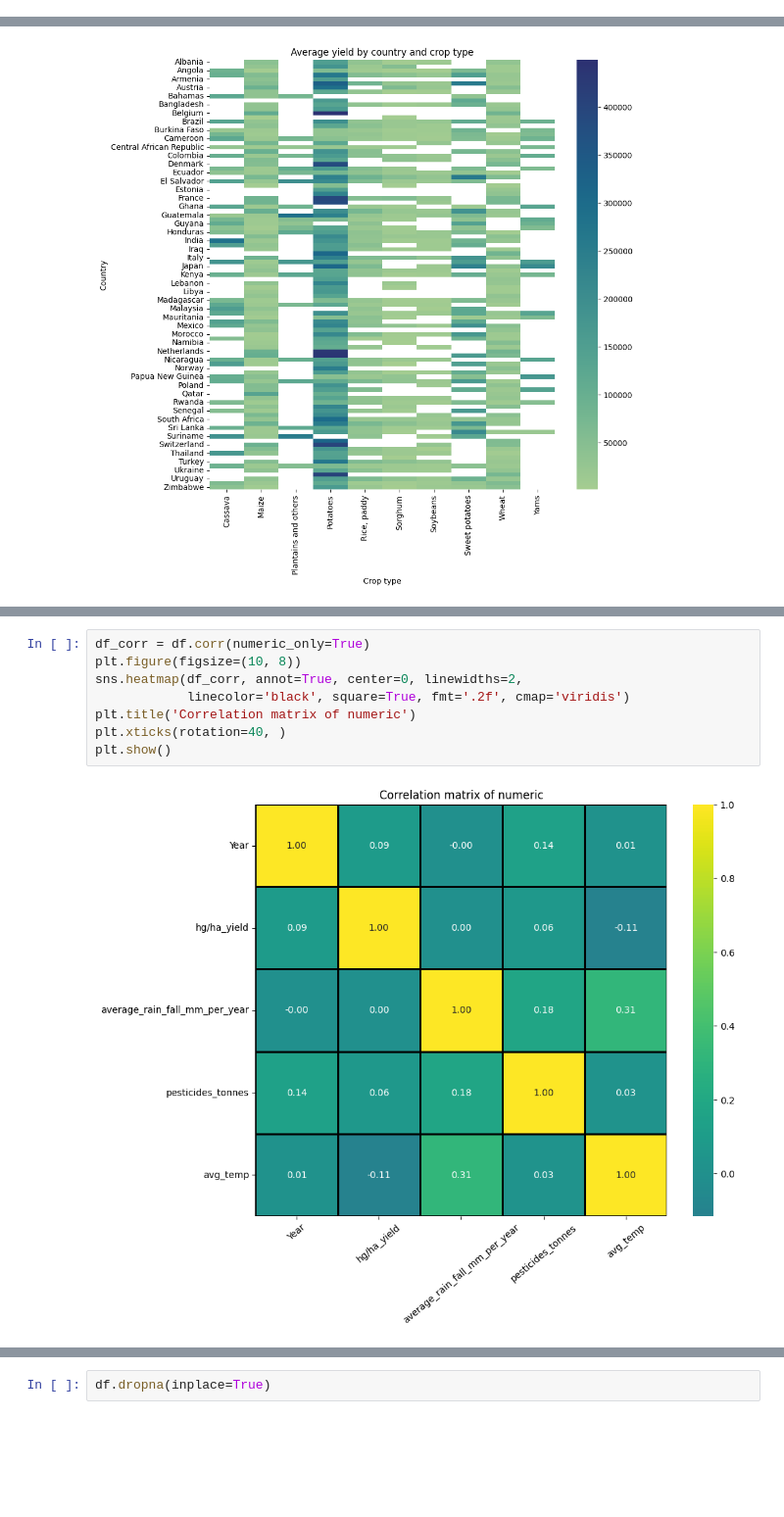
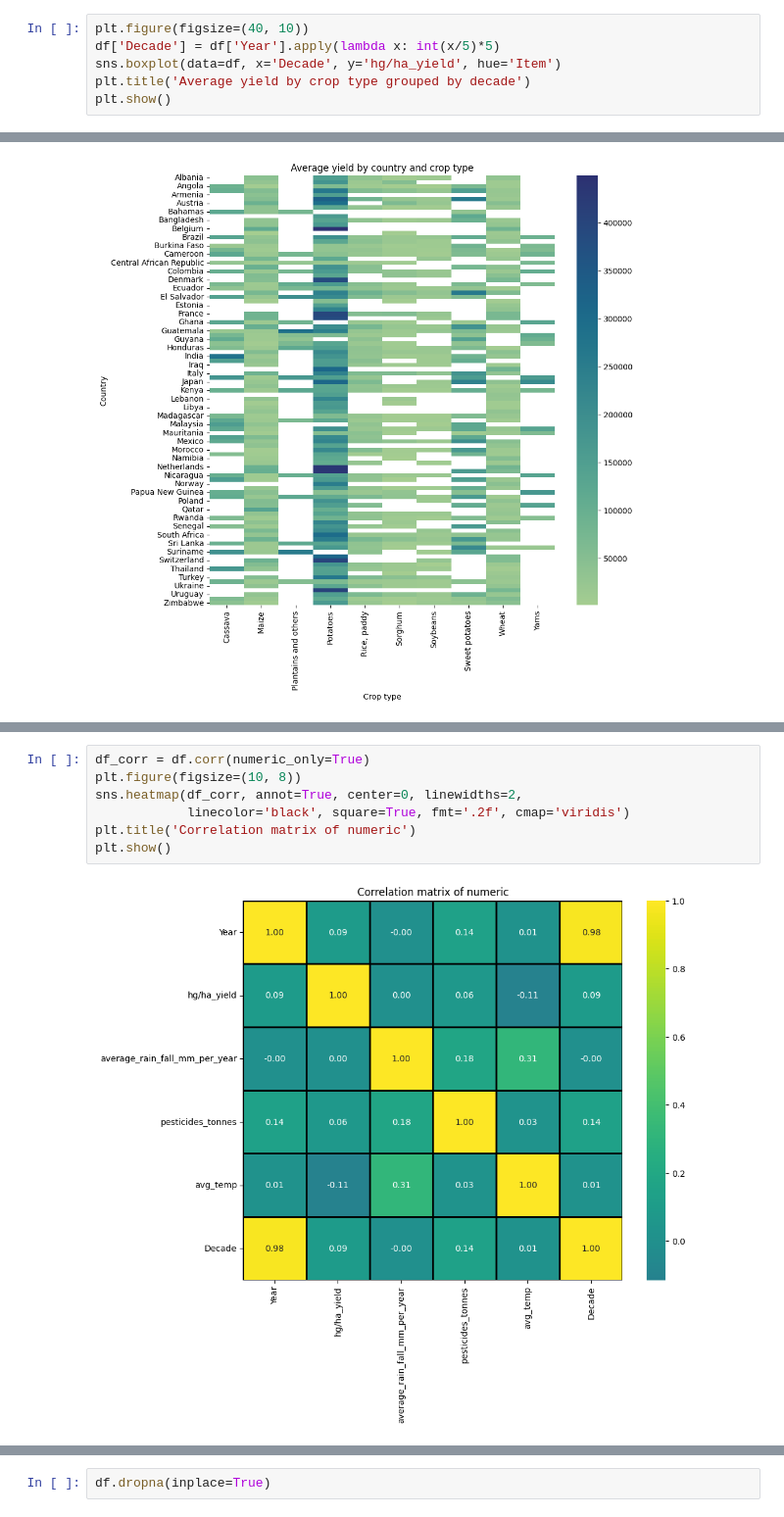
Before and after one commit to cristinavisentin/SmartCropApp, a Jupyter notebook: data/data_exploration.ipynb, the cells around one changed output, grey strips where cells are left out. Shown at 98% size. Cells and saved outputs as stored; diff of their text form; blank space fills up the shorter version.

Commit message:
update data exploration file

```diff
--- a/data/data_exploration.ipynb
+++ b/data/data_exploration.ipynb
@@ -38,0 +144,6 @@ df.drop(['Unnamed: 0'], axis=1, inplace=True)
+# %%
+plt.figure(figsize=(40, 10))
+df['Decade'] = df['Year'].apply(lambda x: int(x/5)*5)
+sns.boxplot(data=df, x='Decade', y='hg/ha_yield', hue='Item')
+plt.title('Average yield by crop type grouped by decade')
+plt.show()
@@ -73,10 +197,9 @@ correlation_by_crop
 # %%
 df_corr = df.corr(numeric_only=True)
 plt.figure(figsize=(10, 8))
 sns.heatmap(df_corr, annot=True, center=0, linewidths=2,
             linecolor='black', square=True, fmt='.2f', cmap='viridis')
 plt.title('Correlation matrix of numeric')
-plt.xticks(rotation=40, )
 plt.show()
 # %% [output]
-[figure, old version]
+[figure, new version]
```
Also changed, not shown: parts of 31 cells of this notebook.
